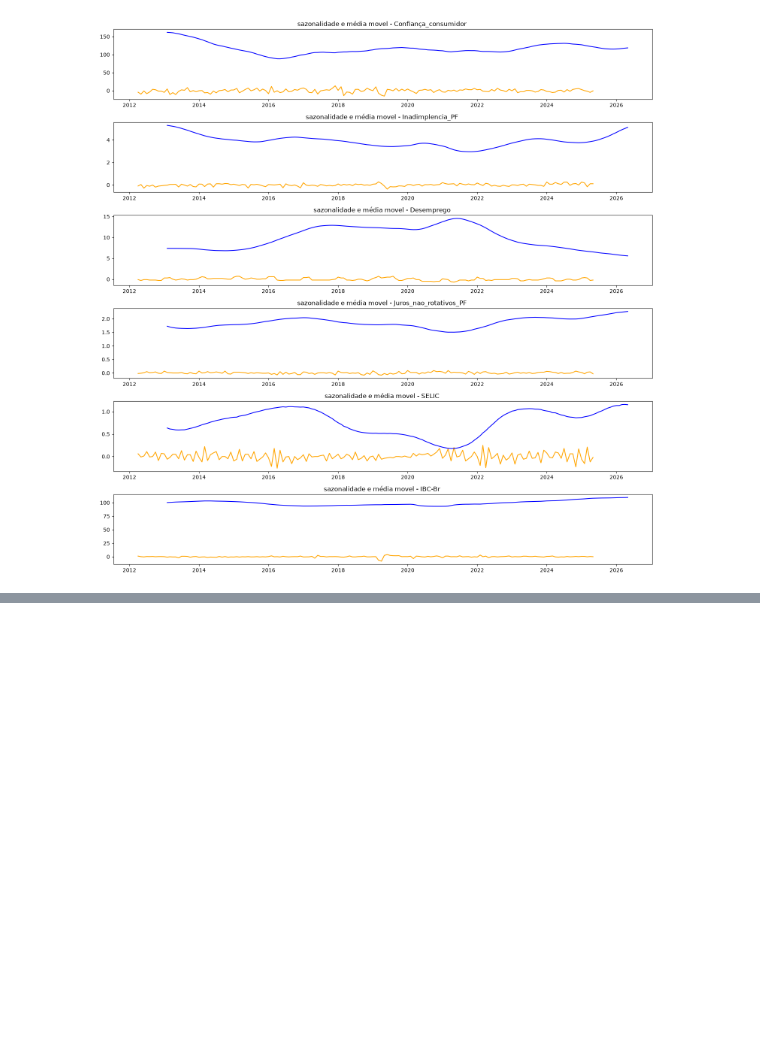
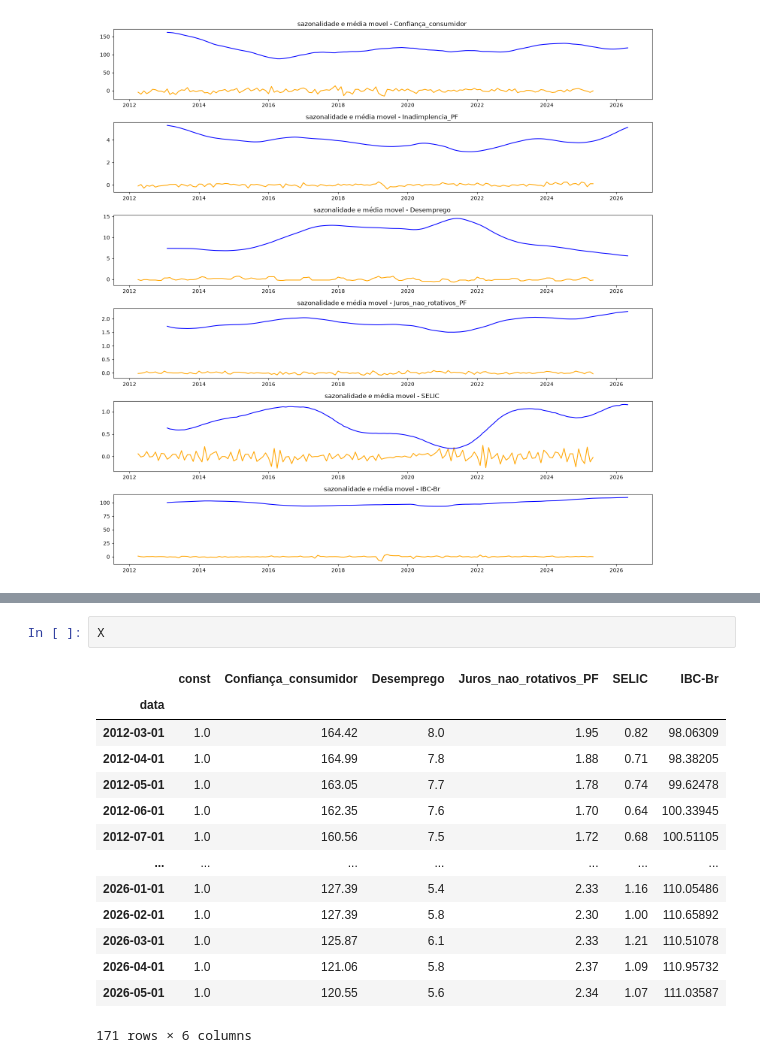
Before and after one commit to WesleySouza13/MacroEconomic-Modeling-Inverse-Problems-for-Default-Estimation-, a Jupyter notebook: notebooks/EDA.ipynb, the cells around one changed output, grey strips where cells are left out. Cells and saved outputs as stored; diff of their text form; blank space fills up the shorter version.

```diff
--- a/notebooks/EDA.ipynb
+++ b/notebooks/EDA.ipynb
@@ -264,0 +282,17 @@ df
+# %%
+X
+# %% [output]
+|  | const | Confiança_consumidor | Desemprego | Juros_nao_rotativos_PF | SELIC | IBC-Br |
+| data |  |  |  |  |  |  |
+| 2012-03-01 | 1.0 | 164.42 | 8.0 | 1.95 | 0.82 | 98.06309 |
+| 2012-04-01 | 1.0 | 164.99 | 7.8 | 1.88 | 0.71 | 98.38205 |
+| 2012-05-01 | 1.0 | 163.05 | 7.7 | 1.78 | 0.74 | 99.62478 |
+| 2012-06-01 | 1.0 | 162.35 | 7.6 | 1.70 | 0.64 | 100.33945 |
+| 2012-07-01 | 1.0 | 160.56 | 7.5 | 1.72 | 0.68 | 100.51105 |
+| ... | ... | ... | ... | ... | ... | ... |
+| 2026-01-01 | 1.0 | 127.39 | 5.4 | 2.33 | 1.16 | 110.05486 |
+| 2026-02-01 | 1.0 | 127.39 | 5.8 | 2.30 | 1.00 | 110.65892 |
+| 2026-03-01 | 1.0 | 125.87 | 6.1 | 2.33 | 1.21 | 110.51078 |
+| 2026-04-01 | 1.0 | 121.06 | 5.8 | 2.37 | 1.09 | 110.95732 |
+| 2026-05-01 | 1.0 | 120.55 | 5.6 | 2.34 | 1.07 | 111.03587 |
+171 rows × 6 columns
```
Also changed, not shown: parts of 10 cells of this notebook, 6 other files.
